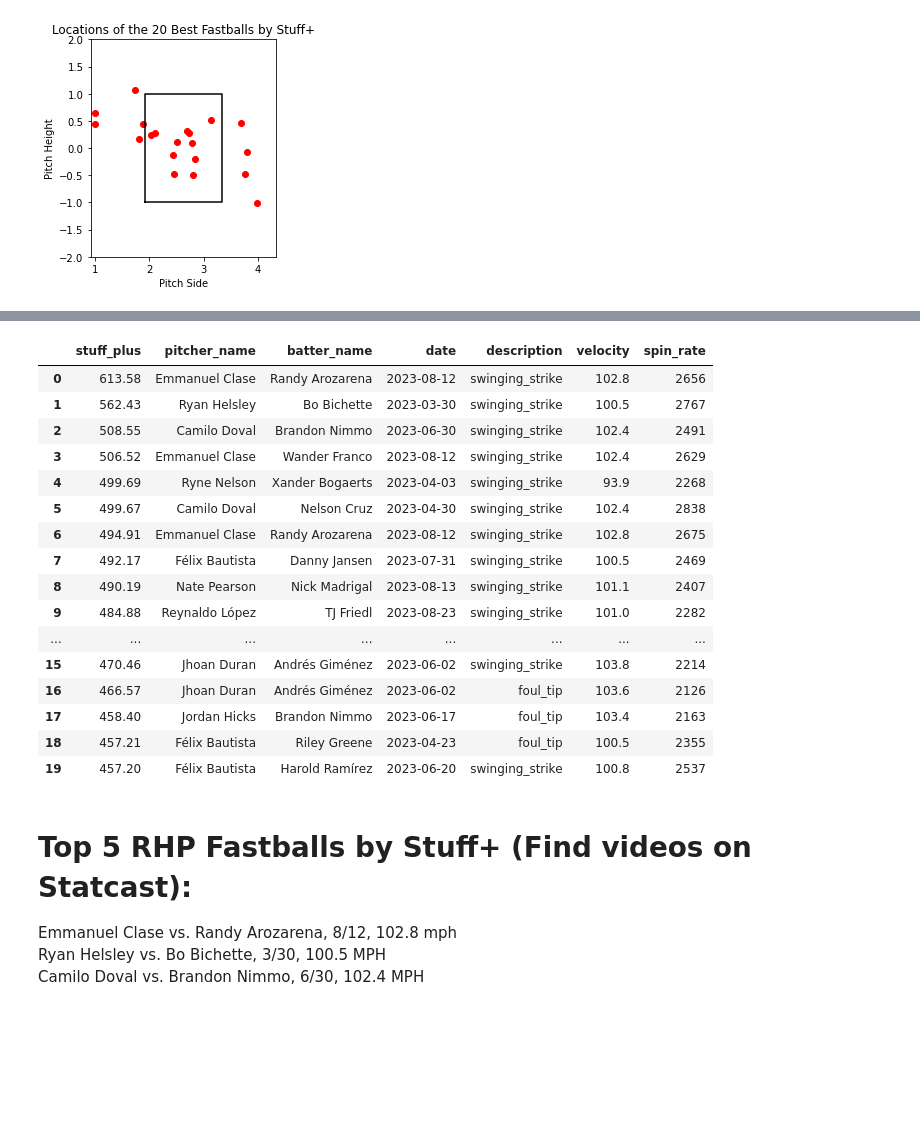
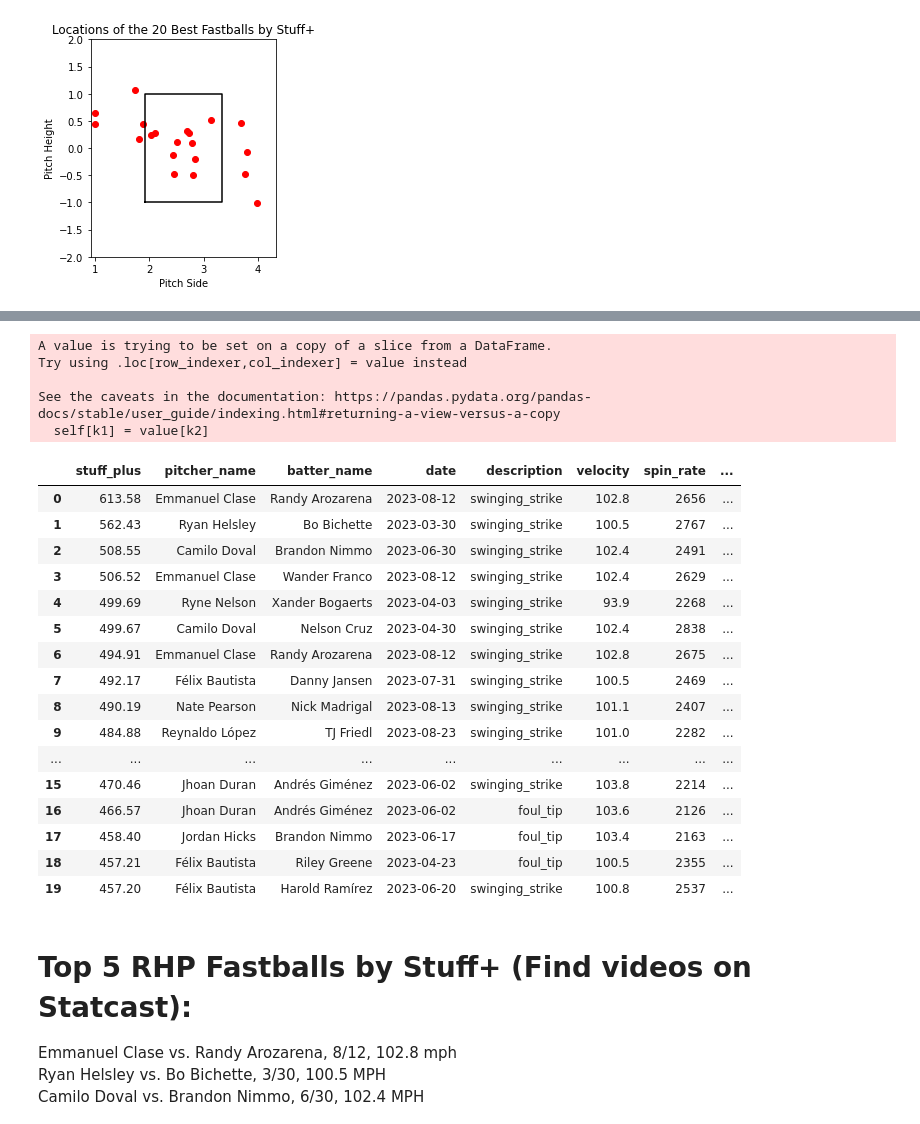
Before and after one commit to genocous/si_339_final_project, a Jupyter notebook: Python Code/stuff_plus.ipynb, the cells around one changed output, grey strips where cells are left out. Cells and saved outputs as stored; diff of their text form; code cells hidden in the pictures; blank space fills up the shorter version.

```diff
--- a/Python Code/stuff_plus.ipynb
+++ b/Python Code/stuff_plus.ipynb
@@ -569,25 +569,31 @@ swinging_strike_blocked    130.45
 Name: stuff_plus, dtype: float64
 # %%
 top_20 = df_sorted.head(20)
-top_20[['stuff_plus', 'pitcher_name', 'batter_name', 'date', 'description', 'velocity', 'spin_rate']].head(30)
+top_20[['induced_vertical_break', 'horizontal_break', 'differential_break']] = top_20[['induced_vertical_break', 'horizontal_break', 'differential_break']] * 12
+top_20[['stuff_plus', 'pitcher_name', 'batter_name', 'date', 'description', 'velocity', 'spin_rate', 'induced_vertical_break', 'horizontal_break', 'differential_break']].head(30)
 # %% [output]
+A value is trying to be set on a copy of a slice from a DataFrame.
+Try using .loc[row_indexer,col_indexer] = value instead
+
+See the caveats in the documentation: https://pandas.pydata.org/pandas-docs/stable/user_guide/indexing.html#returning-a-view-versus-a-copy
+  self[k1] = value[k2]
-|  | stuff_plus | pitcher_name | batter_name | date | description | velocity | spin_rate |
-| 0 | 613.58 | Emmanuel Clase | Randy Arozarena | 2023-08-12 | swinging_strike | 102.8 | 2656 |
-| 1 | 562.43 | Ryan Helsley | Bo Bichette | 2023-03-30 | swinging_strike | 100.5 | 2767 |
-| 2 | 508.55 | Camilo Doval | Brandon Nimmo | 2023-06-30 | swinging_strike | 102.4 | 2491 |
-| 3 | 506.52 | Emmanuel Clase | Wander Franco | 2023-08-12 | swinging_strike | 102.4 | 2629 |
-| 4 | 499.69 | Ryne Nelson | Xander Bogaerts | 2023-04-03 | swinging_strike | 93.9 | 2268 |
-| 5 | 499.67 | Camilo Doval | Nelson Cruz | 2023-04-30 | swinging_strike | 102.4 | 2838 |
-| 6 | 494.91 | Emmanuel Clase | Randy Arozarena | 2023-08-12 | swinging_strike | 102.8 | 2675 |
-| 7 | 492.17 | Félix Bautista | Danny Jansen | 2023-07-31 | swinging_strike | 100.5 | 2469 |
-| 8 | 490.19 | Nate Pearson | Nick Madrigal | 2023-08-13 | swinging_strike | 101.1 | 2407 |
-| 9 | 484.88 | Reynaldo López | TJ Friedl | 2023-08-23 | swinging_strike | 101.0 | 2282 |
-| ... | ... | ... | ... | ... | ... | ... | ... |
-| 15 | 470.46 | Jhoan Duran | Andrés Giménez | 2023-06-02 | swinging_strike | 103.8 | 2214 |
-| 16 | 466.57 | Jhoan Duran | Andrés Giménez | 2023-06-02 | foul_tip | 103.6 | 2126 |
-| 17 | 458.40 | Jordan Hicks | Brandon Nimmo | 2023-06-17 | foul_tip | 103.4 | 2163 |
-| 18 | 457.21 | Félix Bautista | Riley Greene | 2023-04-23 | foul_tip | 100.5 | 2355 |
-| 19 | 457.20 | Félix Bautista | Harold Ramírez | 2023-06-20 | swinging_strike | 100.8 | 2537 |
+|  | stuff_plus | pitcher_name | batter_name | date | description | velocity | spin_rate | ... |
+| 0 | 613.58 | Emmanuel Clase | Randy Arozarena | 2023-08-12 | swinging_strike | 102.8 | 2656 | ... |
+| 1 | 562.43 | Ryan Helsley | Bo Bichette | 2023-03-30 | swinging_strike | 100.5 | 2767 | ... |
+| 2 | 508.55 | Camilo Doval | Brandon Nimmo | 2023-06-30 | swinging_strike | 102.4 | 2491 | ... |
+| 3 | 506.52 | Emmanuel Clase | Wander Franco | 2023-08-12 | swinging_strike | 102.4 | 2629 | ... |
+| 4 | 499.69 | Ryne Nelson | Xander Bogaerts | 2023-04-03 | swinging_strike | 93.9 | 2268 | ... |
+| 5 | 499.67 | Camilo Doval | Nelson Cruz | 2023-04-30 | swinging_strike | 102.4 | 2838 | ... |
+| 6 | 494.91 | Emmanuel Clase | Randy Arozarena | 2023-08-12 | swinging_strike | 102.8 | 2675 | ... |
+| 7 | 492.17 | Félix Bautista | Danny Jansen | 2023-07-31 | swinging_strike | 100.5 | 2469 | ... |
+| 8 | 490.19 | Nate Pearson | Nick Madrigal | 2023-08-13 | swinging_strike | 101.1 | 2407 | ... |
+| 9 | 484.88 | Reynaldo López | TJ Friedl | 2023-08-23 | swinging_strike | 101.0 | 2282 | ... |
+| ... | ... | ... | ... | ... | ... | ... | ... | ... |
+| 15 | 470.46 | Jhoan Duran | Andrés Giménez | 2023-06-02 | swinging_strike | 103.8 | 2214 | ... |
+| 16 | 466.57 | Jhoan Duran | Andrés Giménez | 2023-06-02 | foul_tip | 103.6 | 2126 | ... |
+| 17 | 458.40 | Jordan Hicks | Brandon Nimmo | 2023-06-17 | foul_tip | 103.4 | 2163 | ... |
+| 18 | 457.21 | Félix Bautista | Riley Greene | 2023-04-23 | foul_tip | 100.5 | 2355 | ... |
+| 19 | 457.20 | Félix Bautista | Harold Ramírez | 2023-06-20 | swinging_strike | 100.8 | 2537 | ... |
 # %% [markdown]
 # Top 5 RHP Fastballs by Stuff+ (Find videos on Statcast):
 Emmanuel Clase vs. Randy Arozarena, 8/12, 102.8 mph
```
Also changed, not shown: 2 other files.
